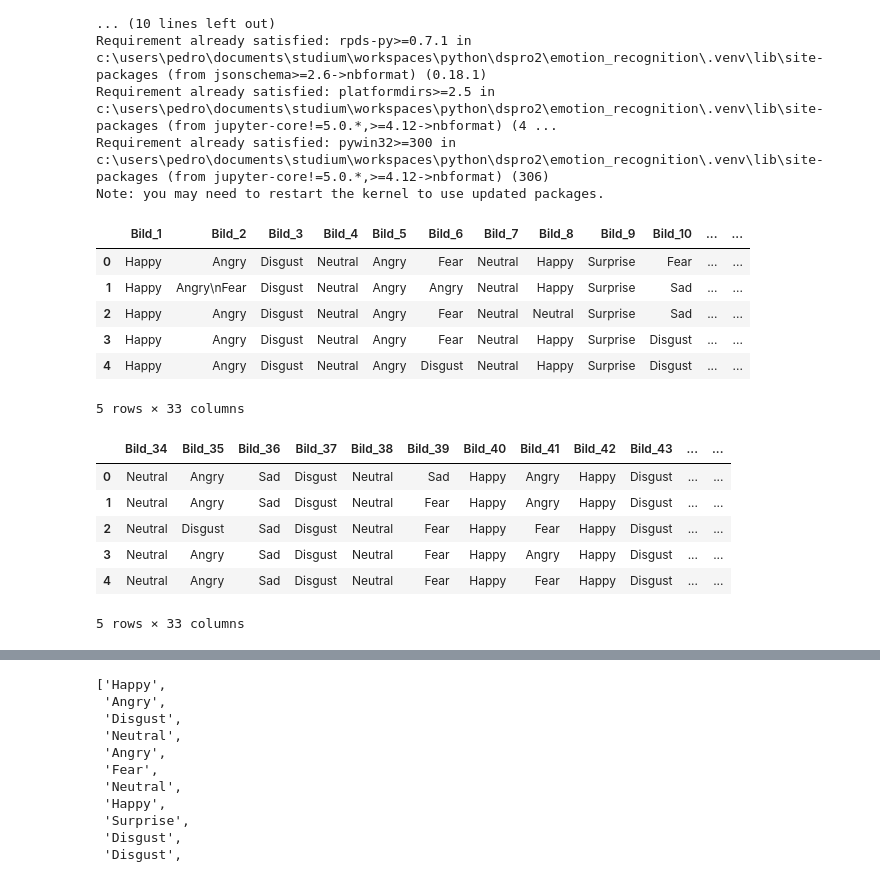
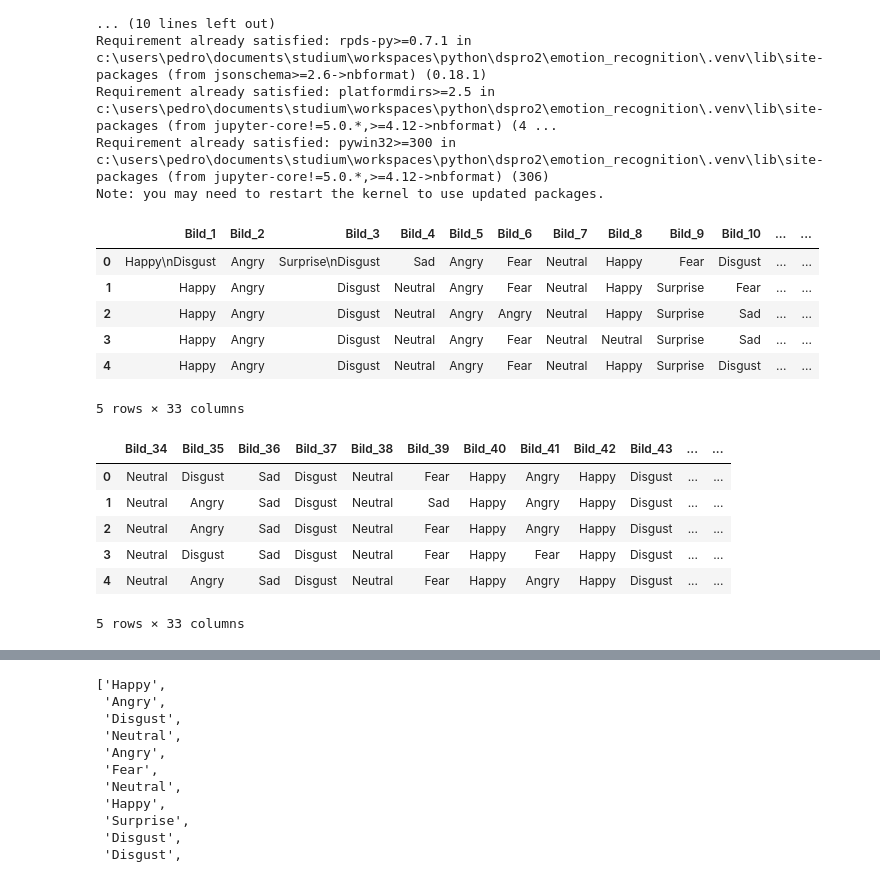
Before and after one commit to DSPRO2-Group-9/emotion_recognition, a Jupyter notebook: notebook/processing/own_data.ipynb, the cells around one changed output, grey strips where cells are left out. Cells and saved outputs as stored; diff of their text form; code cells hidden in the pictures.

Commit message:
finalised the ai_generated dataset for testing

```diff
--- a/notebook/processing/own_data.ipynb
+++ b/notebook/processing/own_data.ipynb
@@ -28,25 +28,25 @@ import os
 import numpy as np
 import plotly.express as px
 # %%
-ai_generated_df_1 = pd.read_csv("../../data/raw/ai_generated/Emotion_Recognition12024-06-05_09_19_56.csv", index_col=False)
+ai_generated_df_1 = pd.read_csv("../../data/raw/ai_generated/Emotion_Recognition12024-06-20_04_00_26.csv", index_col=False)
 ai_generated_df_1.drop(columns="Submission Date", inplace=True)
 ai_generated_df_1.drop(columns="Name", inplace=True)
 new_column_name =['Bild_' + str(i) for i in range(1, len(ai_generated_df_1.columns) + 1)]
 ai_generated_df_1.columns = new_column_name
 ai_generated_df_1.rename(columns={"emotion" : "expression_label"}, inplace=True)
 
 
 ai_generated_df_1.head()
 # %% [output]
 |  | Bild_1 | Bild_2 | Bild_3 | Bild_4 | Bild_5 | Bild_6 | Bild_7 | Bild_8 | Bild_9 | Bild_10 | ... | ... |
-| 0 | Happy | Angry | Disgust | Neutral | Angry | Fear | Neutral | Happy | Surprise | Fear | ... | ... |
-| 1 | Happy | Angry\nFear | Disgust | Neutral | Angry | Angry | Neutral | Happy | Surprise | Sad | ... | ... |
-| 2 | Happy | Angry | Disgust | Neutral | Angry | Fear | Neutral | Neutral | Surprise | Sad | ... | ... |
-| 3 | Happy | Angry | Disgust | Neutral | Angry | Fear | Neutral | Happy | Surprise | Disgust | ... | ... |
-| 4 | Happy | Angry | Disgust | Neutral | Angry | Disgust | Neutral | Happy | Surprise | Disgust | ... | ... |
+| 0 | Happy\nDisgust | Angry | Surprise\nDisgust | Sad | Angry | Fear | Neutral | Happy | Fear | Disgust | ... | ... |
+| 1 | Happy | Angry | Disgust | Neutral | Angry | Fear | Neutral | Happy | Surprise | Fear | ... | ... |
+| 2 | Happy | Angry | Disgust | Neutral | Angry | Angry | Neutral | Happy | Surprise | Sad | ... | ... |
+| 3 | Happy | Angry | Disgust | Neutral | Angry | Fear | Neutral | Neutral | Surprise | Sad | ... | ... |
+| 4 | Happy | Angry | Disgust | Neutral | Angry | Fear | Neutral | Happy | Surprise | Disgust | ... | ... |
 5 rows × 33 columns
 # %%
-ai_generated_df_2 = pd.read_csv("../../data/raw/ai_generated/Emotion_Recognition22024-06-05_10_58_48.csv", index_col=False)
+ai_generated_df_2 = pd.read_csv("../../data/raw/ai_generated/Emotion_Recognition22024-06-20_04_01_00.csv", index_col=False)
 ai_generated_df_2.drop(columns="Submission Date", inplace=True)
 ai_generated_df_2.drop(columns="Name", inplace=True)
 new_column_name =['Bild_' + str(i) for i in range(34, len(ai_generated_df_2.columns) + 34)]
@@ -57,11 +57,11 @@ ai_generated_df_2.rename(columns={"emotion" : "expression_label"}, inplace=True)
 ai_generated_df_2.head()
 # %% [output]
 |  | Bild_34 | Bild_35 | Bild_36 | Bild_37 | Bild_38 | Bild_39 | Bild_40 | Bild_41 | Bild_42 | Bild_43 | ... | ... |
-| 0 | Neutral | Angry | Sad | Disgust | Neutral | Sad | Happy | Angry | Happy | Disgust | ... | ... |
-| 1 | Neutral | Angry | Sad | Disgust | Neutral | Fear | Happy | Angry | Happy | Disgust | ... | ... |
-| 2 | Neutral | Disgust | Sad | Disgust | Neutral | Fear | Happy | Fear | Happy | Disgust | ... | ... |
-| 3 | Neutral | Angry | Sad | Disgust | Neutral | Fear | Happy | Angry | Happy | Disgust | ... | ... |
-| 4 | Neutral | Angry | Sad | Disgust | Neutral | Fear | Happy | Fear | Happy | Disgust | ... | ... |
+| 0 | Neutral | Disgust | Sad | Disgust | Neutral | Fear | Happy | Angry | Happy | Disgust | ... | ... |
+| 1 | Neutral | Angry | Sad | Disgust | Neutral | Sad | Happy | Angry | Happy | Disgust | ... | ... |
+| 2 | Neutral | Angry | Sad | Disgust | Neutral | Fear | Happy | Angry | Happy | Disgust | ... | ... |
+| 3 | Neutral | Disgust | Sad | Disgust | Neutral | Fear | Happy | Fear | Happy | Disgust | ... | ... |
+| 4 | Neutral | Angry | Sad | Disgust | Neutral | Fear | Happy | Angry | Happy | Disgust | ... | ... |
 5 rows × 33 columns
 # %%
 
```
Also changed, not shown: parts of 1 cell of this notebook.
